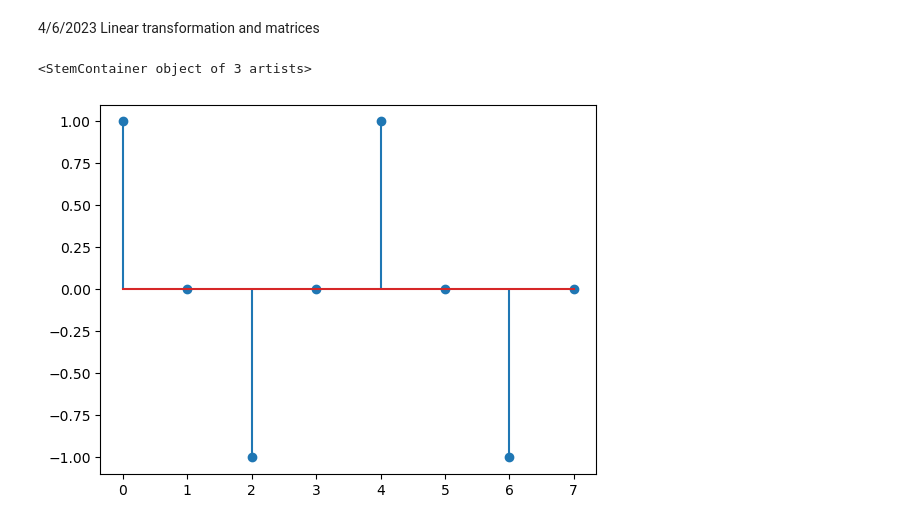
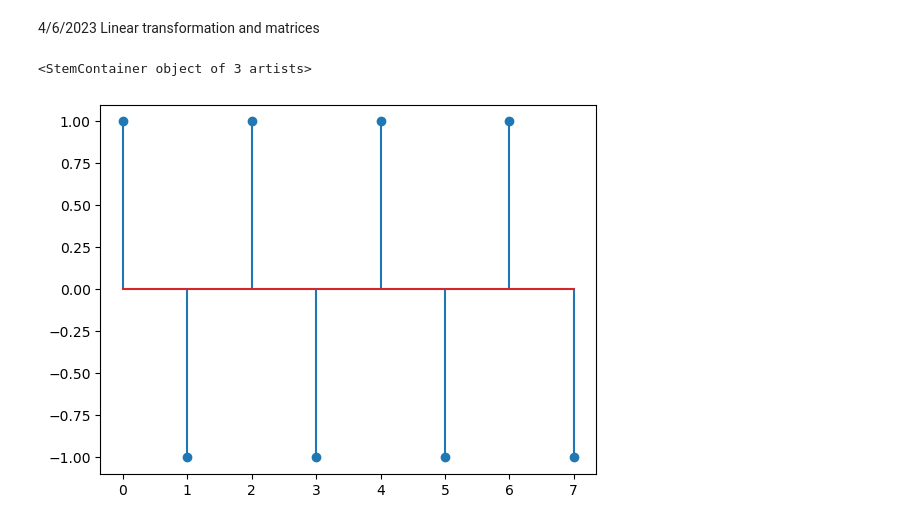
Before and after one commit to vinayanotad/demo100, a Jupyter notebook: Linear_Transpormatio(M3).ipynb, the cells around one changed output. Saved outputs shown, nothing was run; the diff lists cells and outputs as text; code cells hidden in the pictures.

```diff
--- a/Linear_Transpormatio(M3).ipynb
+++ b/Linear_Transpormatio(M3).ipynb
@@ -3,15 +3,15 @@
 Linear transformation and matrices
 # %%
 import numpy as np
-import scipy as sp                                   #kernal-3.9.13
+import scipy as sp                                  #kernal-3.9.13
 import matplotlib.pyplot as plt
 
 %matplotlib inline
 
 k=np.arange(0,8)
-x=np.cos(2*k*np.pi/4)
+x=np.cos(2*k*np.pi/2)
 
 plt.stem(k,x,use_line_collection=True)
 # %% [output]
 <StemContainer object of 3 artists>
-[figure, old version]
+[figure, new version]
```
Also changed, not shown: parts of 2 cells of this notebook.
